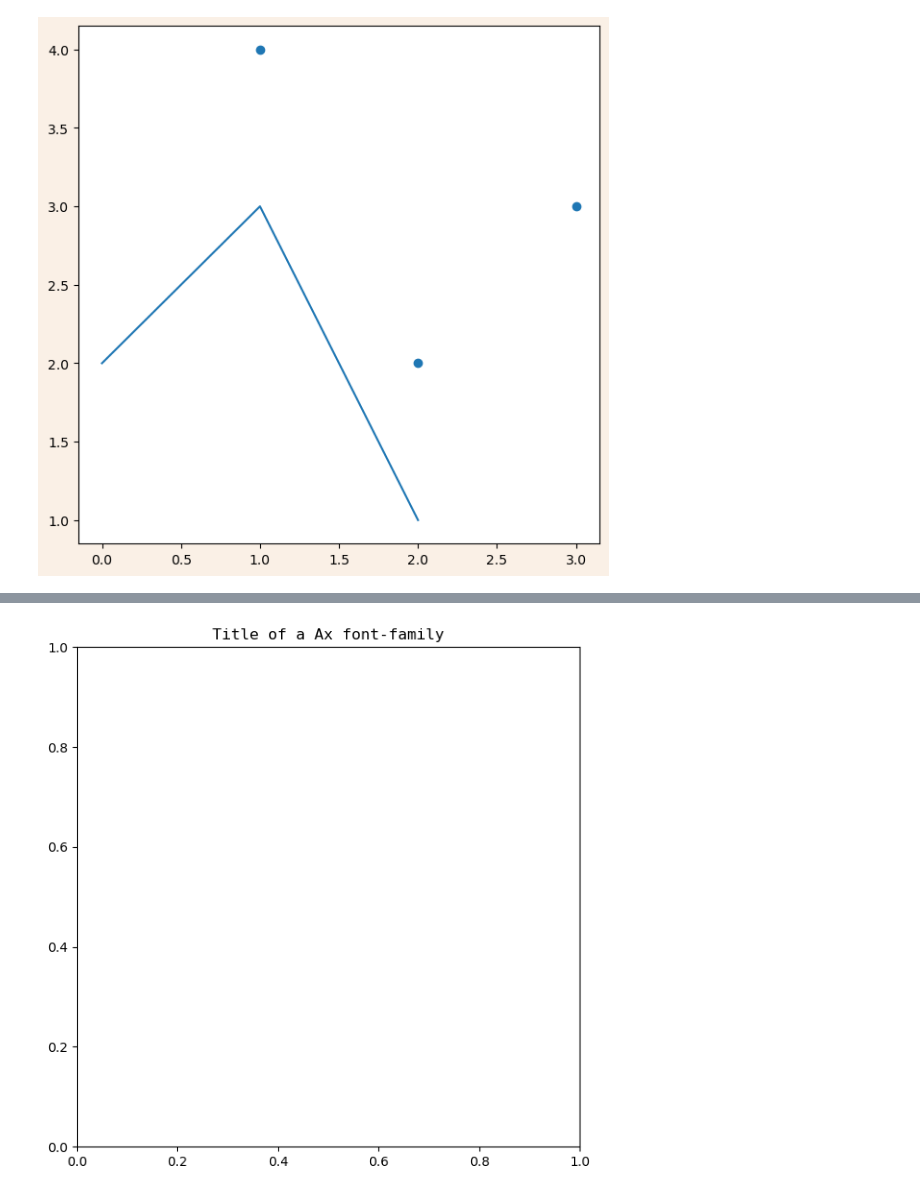
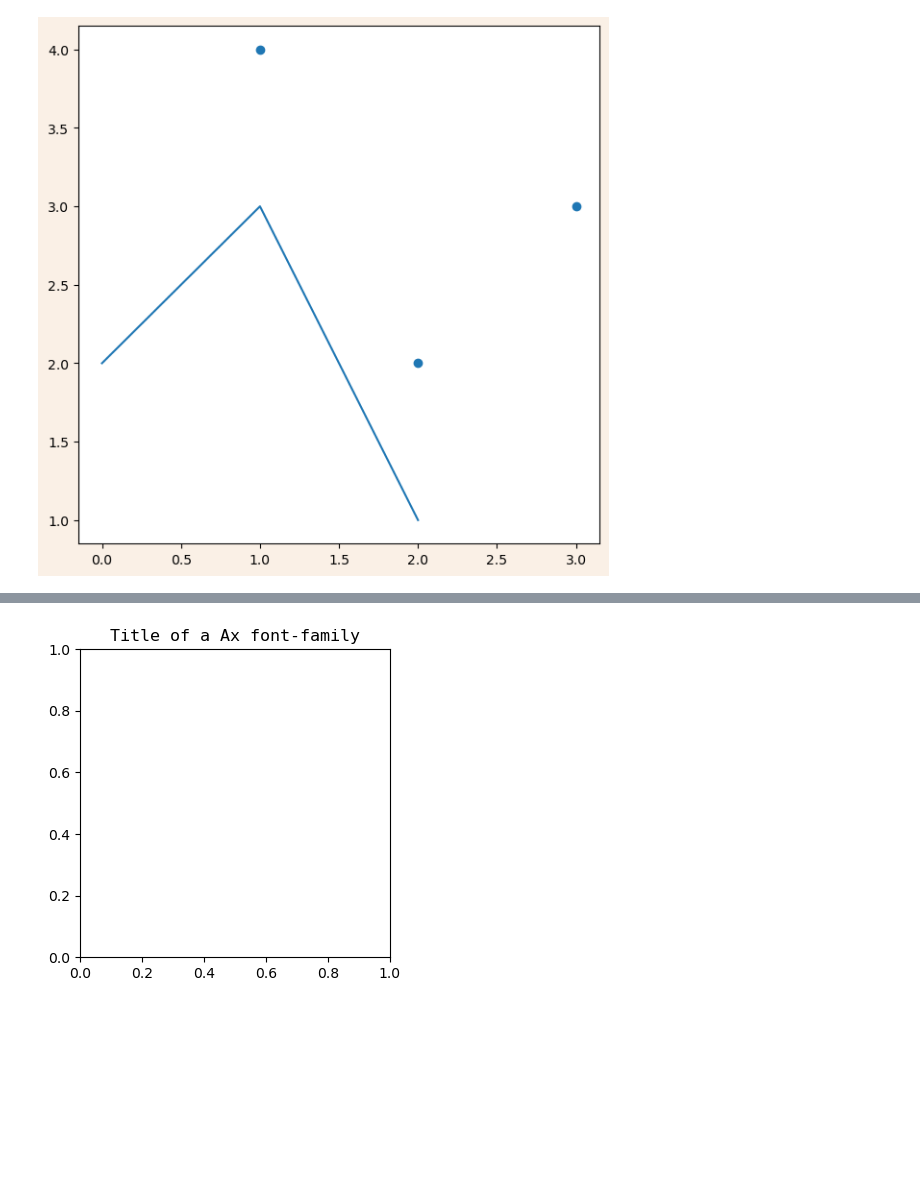
Before and after one commit to KimJuyoung23/1_sesac, a Jupyter notebook: 0918_1020/0918_matplotlib.ipynb, the cells around one changed output, grey strips where cells are left out. Saved outputs shown, nothing was run; the diff lists cells and outputs as text; code cells hidden in the pictures; blank space fills up the shorter version.

```diff
--- a/0918_1020/0918_matplotlib.ipynb
+++ b/0918_1020/0918_matplotlib.ipynb
@@ -12,7 +12,7 @@ plt.show()
 # %% [output]
 [figure]
 # %%
-figsize = (7, 7)
+figsize = (4, 4)
 fig, ax = plt.subplots(figsize=figsize)
 
 fig.suptitle('Title of a Figure')
@@ -24,11 +24,11 @@ plt.show()
 # %%
-figsize = (7, 7)
+
 fig, ax = plt.subplots(figsize=figsize)
 
 ax.set_title('Title of a Ax')
 ax.set_title('Title of a Ax font-size=30', fontsize=30)
 ax.set_title('Title of a Ax font-family', fontfamily='monospace')
 plt.show()
 # %% [output]
-[figure, old version]
+[figure, new version]
 # %%
```
Also changed, not shown: parts of 23 cells of this notebook, 11 other files.
